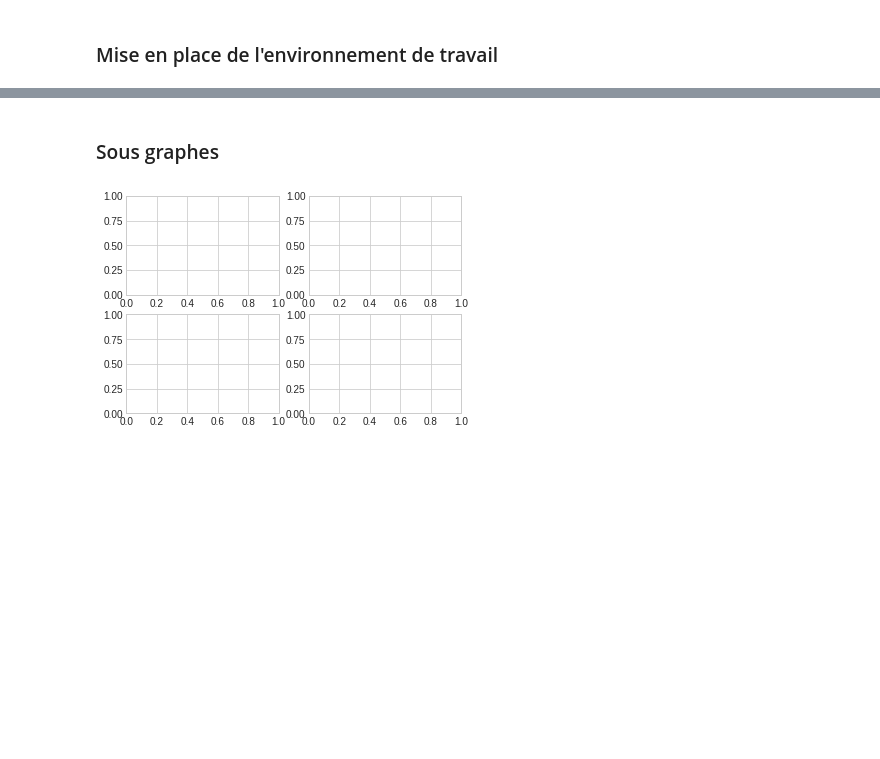
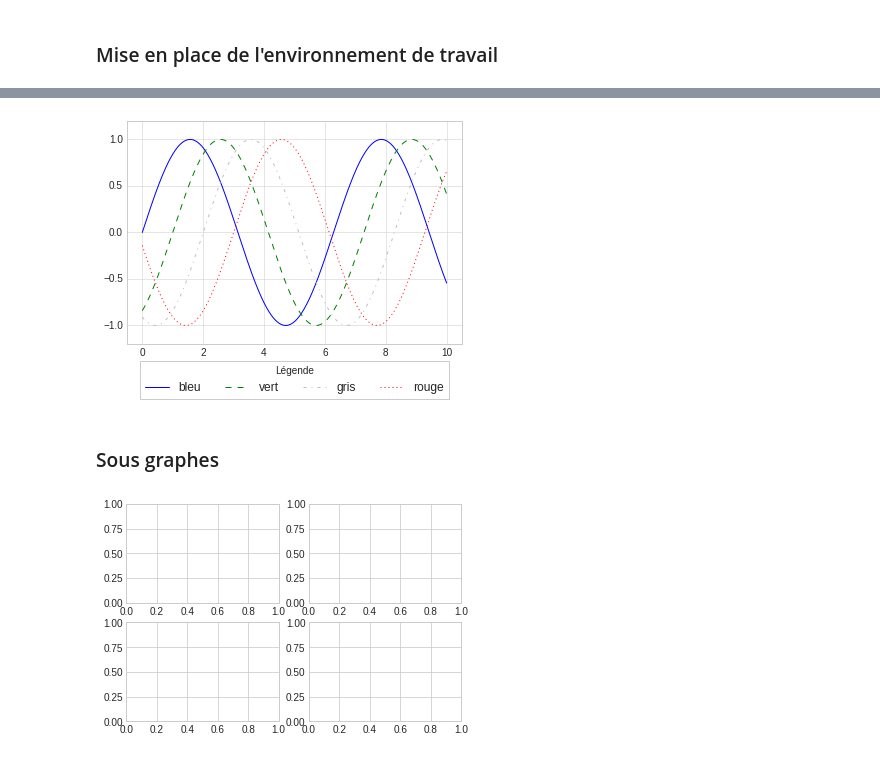
Before and after one commit to lelain/Notes_Python, a Jupyter notebook: Numpy_Matplotlib_Pandas.ipynb, the cells around one changed output, grey strips where cells are left out. Cells and saved outputs as stored; diff of their text form; code cells hidden in the pictures; blank space fills up the shorter version.

```diff
--- a/Numpy_Matplotlib_Pandas.ipynb
+++ b/Numpy_Matplotlib_Pandas.ipynb
@@ -796,3 +855,22 @@ ax.plot(x, np.sin(x));
+# %%
+fig, ax = plt.subplots()
+
+ax.plot(x, np.sin(x - 0), color='blue', linestyle='solid', label='bleu')
+ax.plot(x, np.sin(x - 1), color='g', linestyle='dashed', label='vert')
+ax.plot(x, np.sin(x - 2), color='0.75', linestyle='dashdot', label='gris')
+ax.plot(x, np.sin(x - 3), color='#FF0000', linestyle='dotted', label='rouge')
+
+ax.axis([-0.5, 10.5, -1.2, 1.2]);
+
+# On met la légende en dessous
+# place le centre haut de la légende en (0.5, -0.05)
+ax.legend(loc='upper center',
+          bbox_to_anchor=(0.5, -0.05),
+          ncol=4,
+          title="Légende",
+          frameon=True);
+# %% [output]
+[figure, added]
 # %% [markdown]
 ### Sous graphes
 # %%
```
Also changed, not shown: parts of 12 cells of this notebook.
